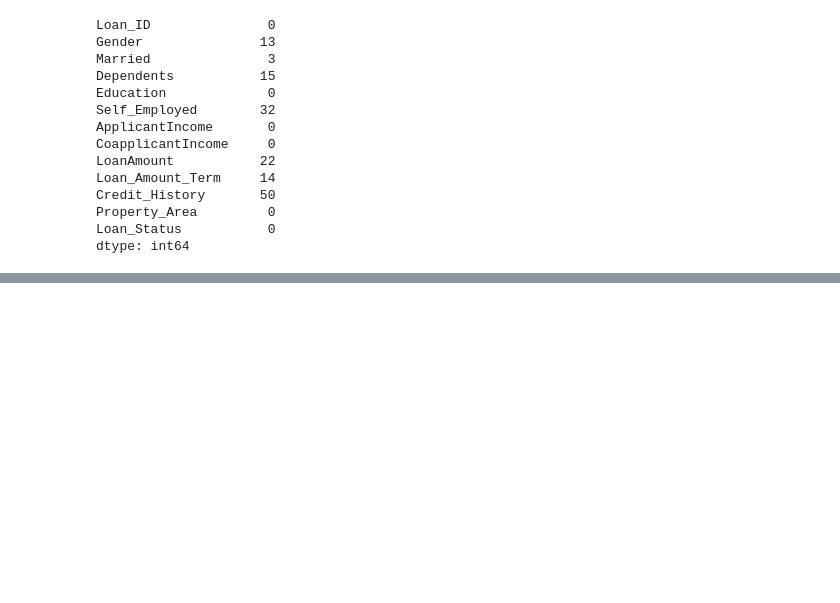
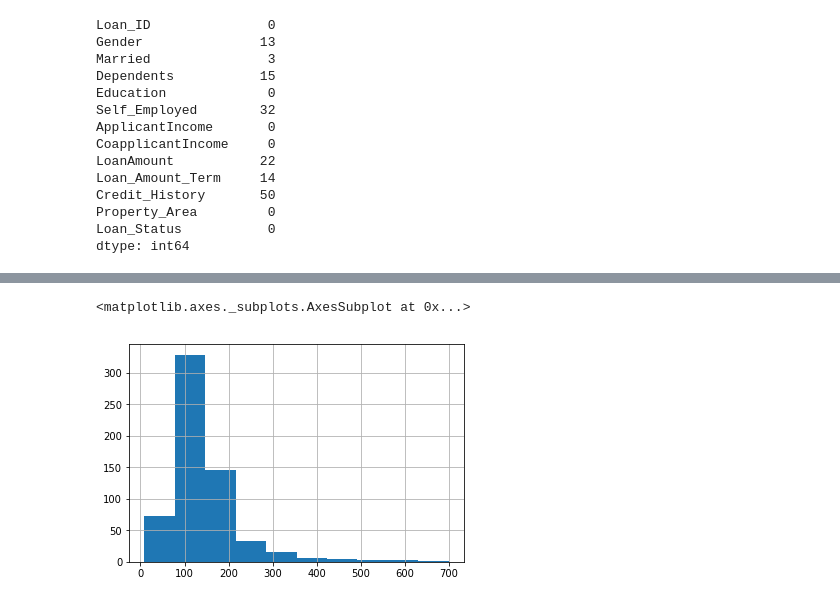
Before and after one commit to rkritika1508/Loan-Prediction, a Jupyter notebook: Analysis.ipynb, the cells around one changed output, grey strips where cells are left out. Drawn from its saved outputs; the diff is of its cells as text; code cells hidden in the pictures; blank space fills up the shorter version.

Commit message:
Trying to clean the missing values

```diff
--- a/Analysis.ipynb
+++ b/Analysis.ipynb
@@ -209,0 +214,9 @@ Name: Gender, Length: 614, dtype: object
+# %%
+table = train.pivot_table(values='LoanAmount', index='Self_Employed' ,columns='Education', aggfunc=np.median)
+# %%
+# Define function to return value of this pivot_table
+def fage(x):
+ return table.loc[x['Self_Employed'],x['Education']]
+# %%
+# Replace missing values
+train['LoanAmount'].fillna(train[train['LoanAmount'].isnull()].apply(fage, axis=1), inplace=True)
@@ -209,0 +240,5 @@ Name: Gender, Length: 614, dtype: object
+# %%
+train['LoanAmount'].hist()
+# %% [output]
+<matplotlib.axes._subplots.AxesSubplot at 0x...>
+[figure, added]
```
Also changed, not shown: parts of 14 cells of this notebook.
